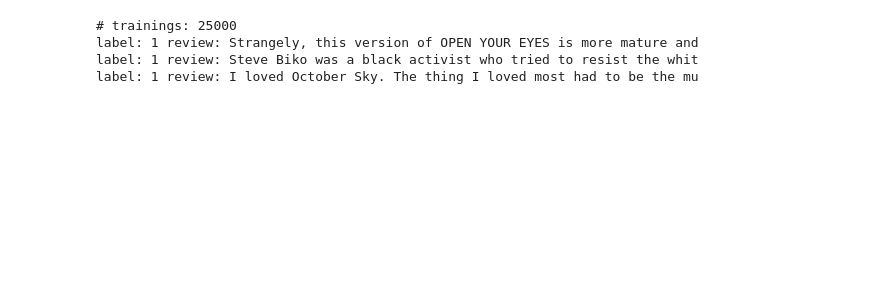
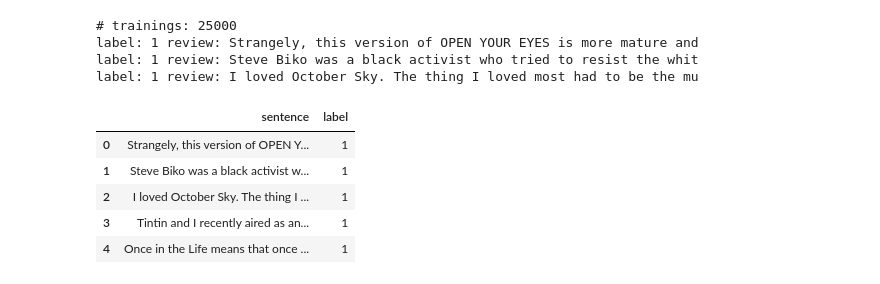
Before and after one commit to danrongLi/MLEARN_course, a Jupyter notebook: project/code.ipynb, the cells around one changed output. Saved outputs shown, nothing was run; the diff lists cells and outputs as text; code cells hidden in the pictures; blank space fills up the shorter version.

```diff
--- a/project/code.ipynb
+++ b/project/code.ipynb
@@ -273,3 +236,17 @@ for x, y in zip(train_data[0][:3], train_data[1][:3]):
 label: 1 review: Strangely, this version of OPEN YOUR EYES is more mature and
 label: 1 review: Steve Biko was a black activist who tried to resist the whit
 label: 1 review: I loved October Sky. The thing I loved most had to be the mu
+# %%
+from google.colab import data_table
+data_table.enable_dataframe_formatter()
+
+train = pd.DataFrame(train_data).T
+train.rename({0: 'sentence', 1: 'label'}, axis=1, inplace=True)
+train.head()
+# %% [output]
+|  | sentence | label |
+| 0 | Strangely, this version of OPEN Y... | 1 |
+| 1 | Steve Biko was a black activist w... | 1 |
+| 2 | I loved October Sky. The thing I ... | 1 |
+| 3 | Tintin and I recently aired as an... | 1 |
+| 4 | Once in the Life means that once ... | 1 |
```
Also changed, not shown: parts of 5 cells of this notebook.
